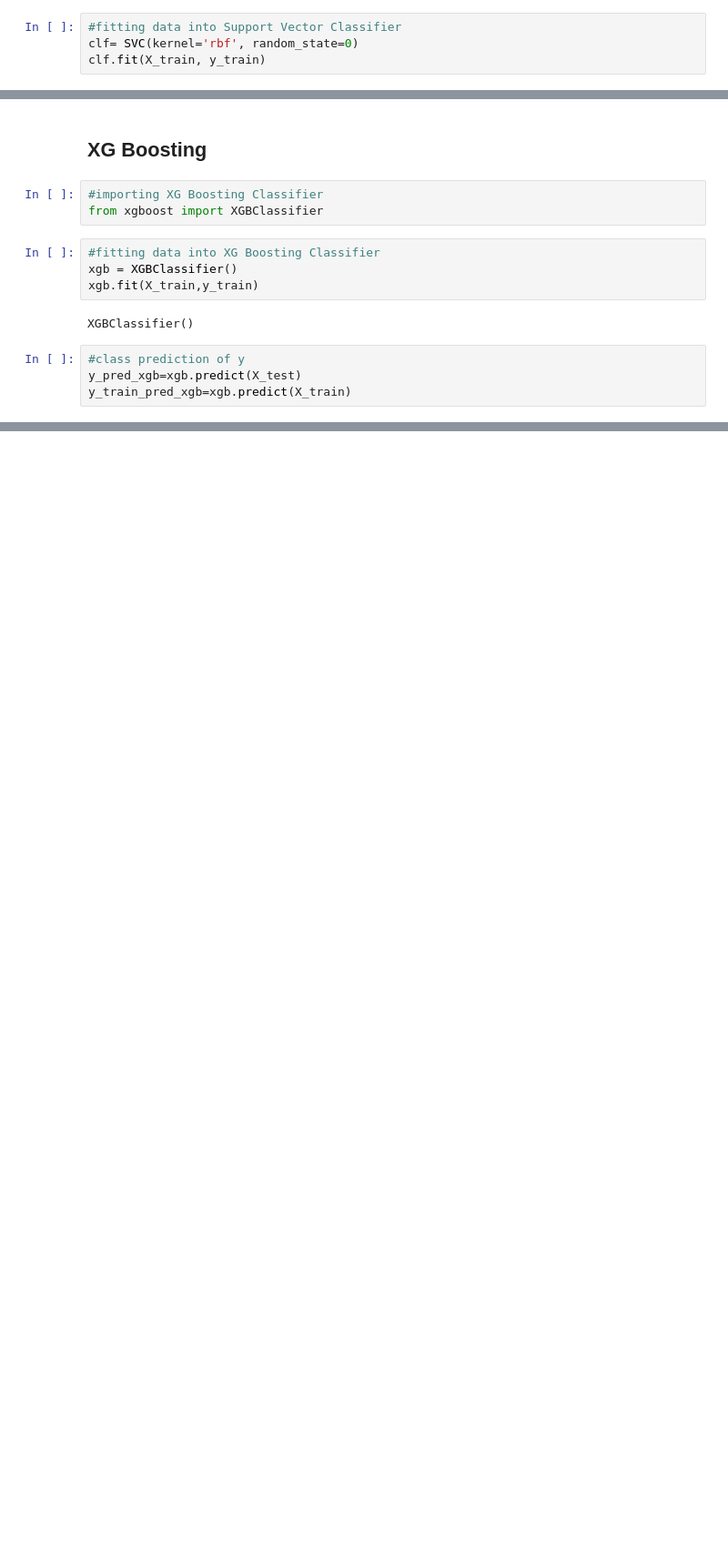
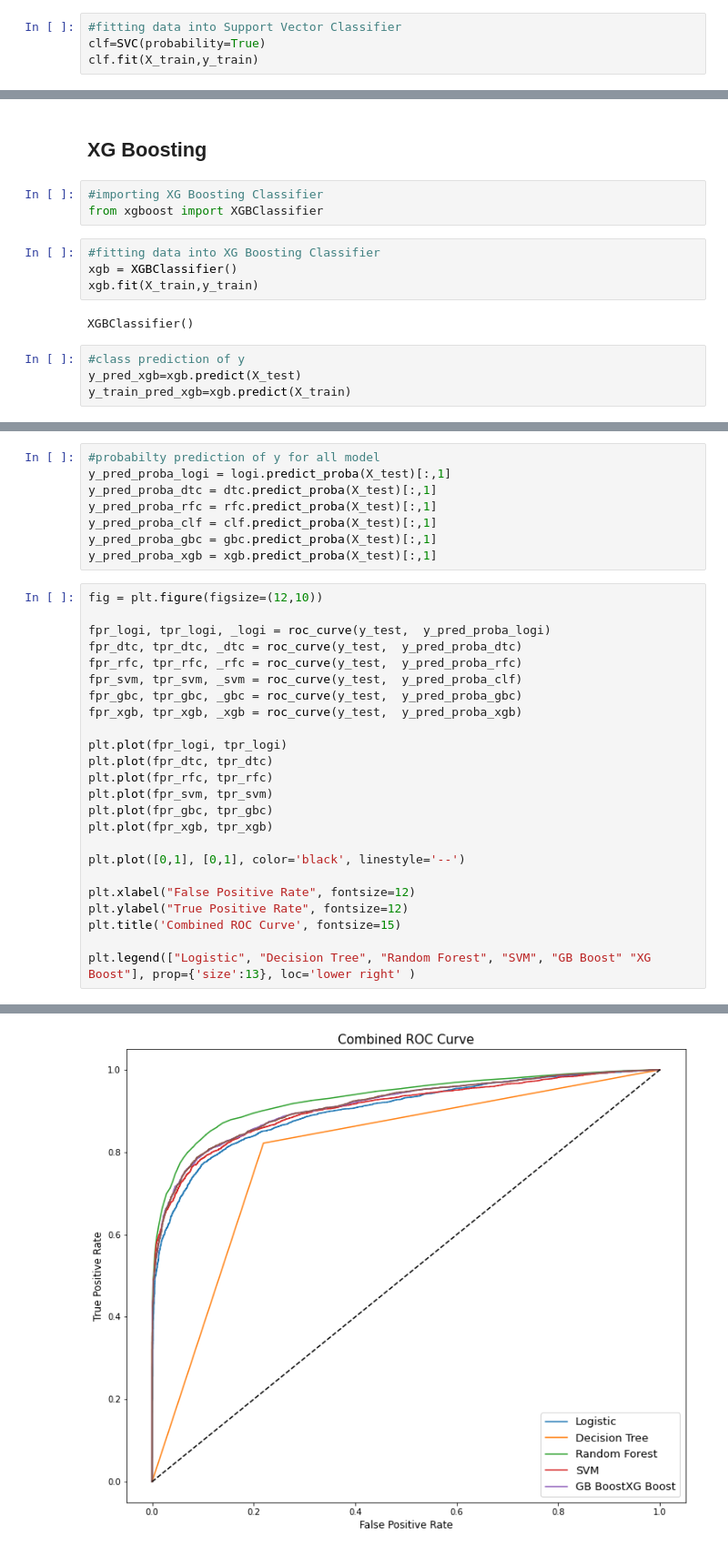
Before and after one commit to roysoni24/Credit-Card-Default-Prediction, a Jupyter notebook: Copy_of_Credit_Card_Default_Prediction_Capstone_Project.ipynb, the cells around one changed output, grey strips where cells are left out. Shown: that part at 91% size. Cells and saved outputs as stored; diff of their text form; blank space fills up the shorter version.

Commit message:
Model Comparison

```diff
--- a/Copy_of_Credit_Card_Default_Prediction_Capstone_Project.ipynb
+++ b/Copy_of_Credit_Card_Default_Prediction_Capstone_Project.ipynb
@@ -719,6 +723,6 @@ ax.yaxis.set_ticklabels(labels)
 from sklearn.svm import SVC
 # %%
 #fitting data into Support Vector Classifier
-clf= SVC(kernel='rbf', random_state=0)
-clf.fit(X_train, y_train)
+clf=SVC(probability=True)
+clf.fit(X_train,y_train)
 # %% [output]
@@ -888,0 +932,33 @@ ax.yaxis.set_ticklabels(labels)
+# %%
+#probabilty prediction of y for all model
+y_pred_proba_logi = logi.predict_proba(X_test)[:,1]
+y_pred_proba_dtc = dtc.predict_proba(X_test)[:,1]
+y_pred_proba_rfc = rfc.predict_proba(X_test)[:,1]
+y_pred_proba_clf = clf.predict_proba(X_test)[:,1]
+y_pred_proba_gbc = gbc.predict_proba(X_test)[:,1]
+y_pred_proba_xgb = xgb.predict_proba(X_test)[:,1]
+# %%
+fig = plt.figure(figsize=(12,10))
+
+fpr_logi, tpr_logi, _logi = roc_curve(y_test,  y_pred_proba_logi)
+fpr_dtc, tpr_dtc, _dtc = roc_curve(y_test,  y_pred_proba_dtc)
+fpr_rfc, tpr_rfc, _rfc = roc_curve(y_test,  y_pred_proba_rfc)
+fpr_svm, tpr_svm, _svm = roc_curve(y_test,  y_pred_proba_clf)
+fpr_gbc, tpr_gbc, _gbc = roc_curve(y_test,  y_pred_proba_gbc)
+fpr_xgb, tpr_xgb, _xgb = roc_curve(y_test,  y_pred_proba_xgb)
+
+plt.plot(fpr_logi, tpr_logi)
+plt.plot(fpr_dtc, tpr_dtc)
+plt.plot(fpr_rfc, tpr_rfc)
+plt.plot(fpr_svm, tpr_svm)
+plt.plot(fpr_gbc, tpr_gbc)
+plt.plot(fpr_xgb, tpr_xgb)
+
+plt.plot([0,1], [0,1], color='black', linestyle='--')
+
+plt.xlabel("False Positive Rate", fontsize=12)
+plt.ylabel("True Positive Rate", fontsize=12)
+plt.title('Combined ROC Curve', fontsize=15)
+
+plt.legend(["Logistic", "Decision Tree", "Random Forest", "SVM", "GB Boost" "XG Boost"], prop={'size':13}, loc='lower right' )
+# %% [output]
@@ -888,0 +966 @@ ax.yaxis.set_ticklabels(labels)
+[figure, added]
```
Also changed, not shown: parts of 25 cells of this notebook.
